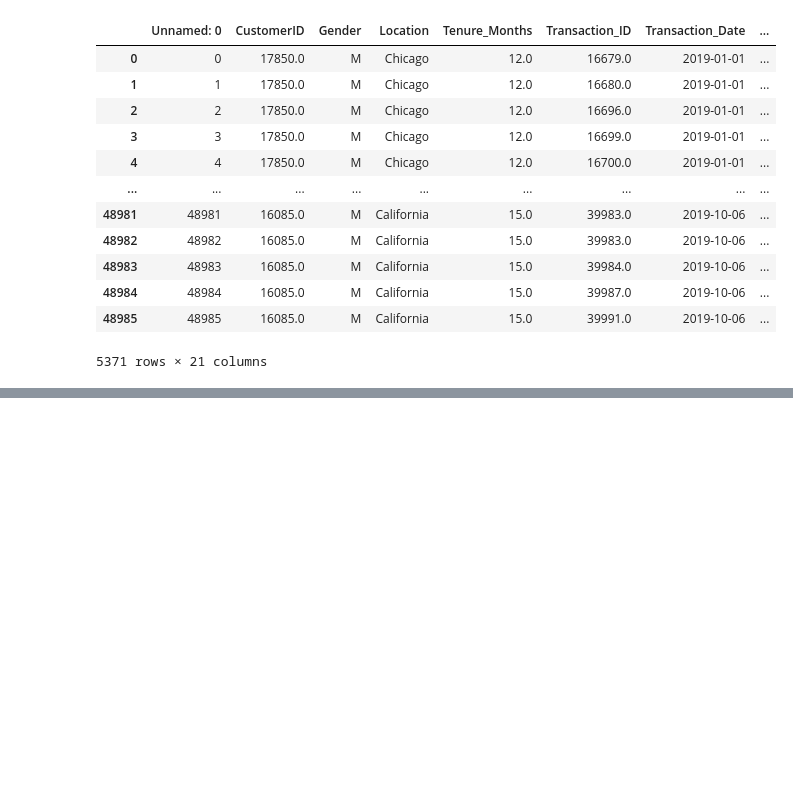
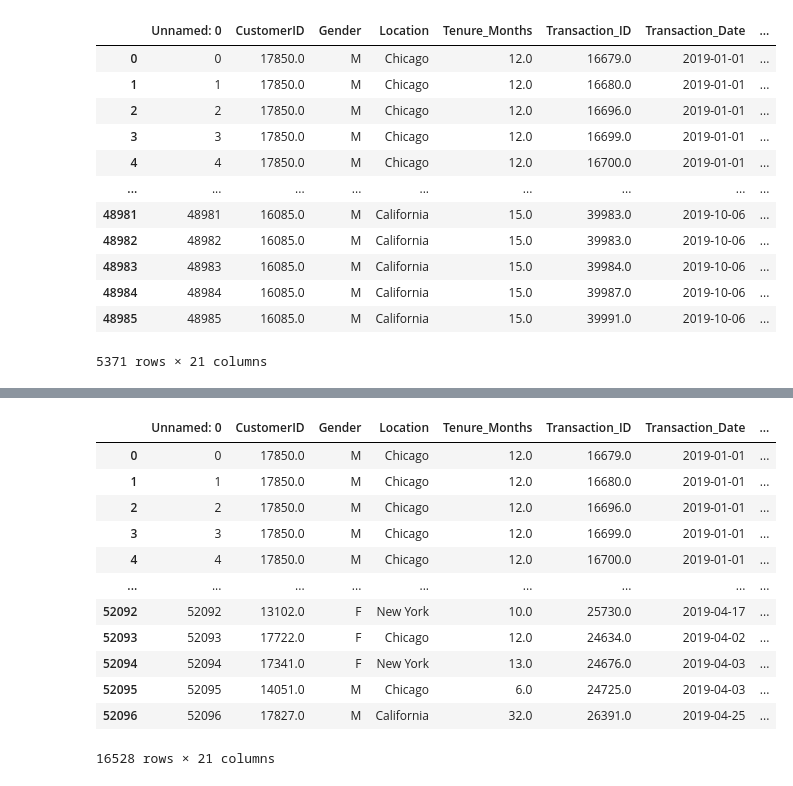
Before and after one commit to dbda2025cdac-maker/Advanced-Analytics, a Jupyter notebook: Practice/pandasPractice.ipynb, the cells around one changed output, grey strips where cells are left out. Saved outputs shown, nothing was run; the diff lists cells and outputs as text; code cells hidden in the pictures; blank space fills up the shorter version.

```diff
--- a/Practice/pandasPractice.ipynb
+++ b/Practice/pandasPractice.ipynb
@@ -131,4 +140,5 @@ q6
 # %%
 #q7
-
-pd.set_option(',max.o')
+pd.set_option('display.max_columns',None)
+print(df[(df['Avg_Price'] > 100) & (df['Quantity'] > 1)])
+pd.reset_option('display.max_columns')
@@ -134,0 +163,17 @@ pd.set_option(',max.o')
+# %%
+df.dropna(inplace=True)
+df[df['Product_Description'].str.contains("Nest")]
+# %% [output]
+|  | Unnamed: 0 | CustomerID | Gender | Location | Tenure_Months | Transaction_ID | Transaction_Date | ... |
+| 0 | 0 | 17850.0 | M | Chicago | 12.0 | 16679.0 | 2019-01-01 | ... |
+| 1 | 1 | 17850.0 | M | Chicago | 12.0 | 16680.0 | 2019-01-01 | ... |
+| 2 | 2 | 17850.0 | M | Chicago | 12.0 | 16696.0 | 2019-01-01 | ... |
+| 3 | 3 | 17850.0 | M | Chicago | 12.0 | 16699.0 | 2019-01-01 | ... |
+| 4 | 4 | 17850.0 | M | Chicago | 12.0 | 16700.0 | 2019-01-01 | ... |
+| ... | ... | ... | ... | ... | ... | ... | ... | ... |
+| 52092 | 52092 | 13102.0 | F | New York | 10.0 | 25730.0 | 2019-04-17 | ... |
+| 52093 | 52093 | 17722.0 | F | Chicago | 12.0 | 24634.0 | 2019-04-02 | ... |
+| 52094 | 52094 | 17341.0 | F | New York | 13.0 | 24676.0 | 2019-04-03 | ... |
+| 52095 | 52095 | 14051.0 | M | Chicago | 6.0 | 24725.0 | 2019-04-03 | ... |
+| 52096 | 52096 | 17827.0 | M | California | 32.0 | 26391.0 | 2019-04-25 | ... |
+16528 rows × 21 columns
```
Also changed, not shown: parts of 9 cells of this notebook, 8 other files.
